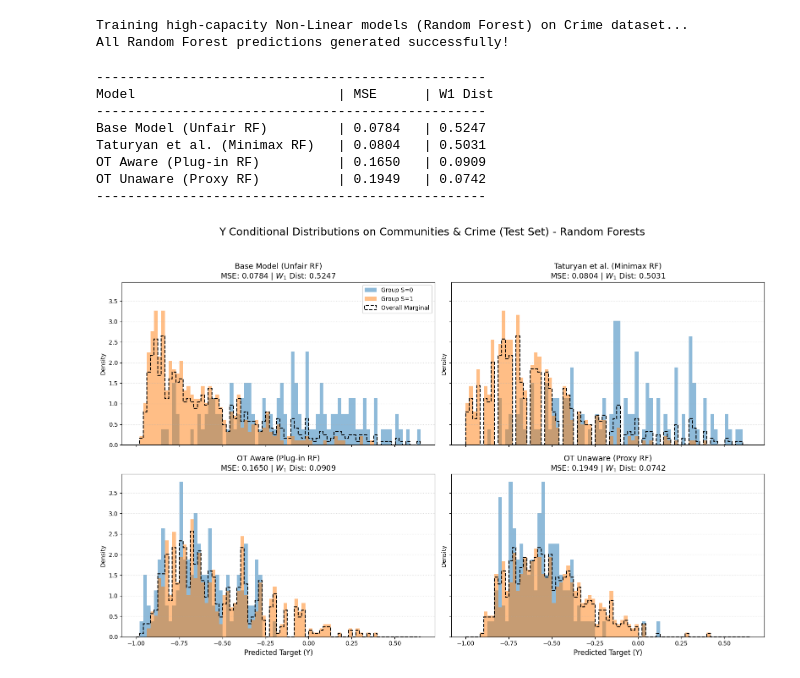
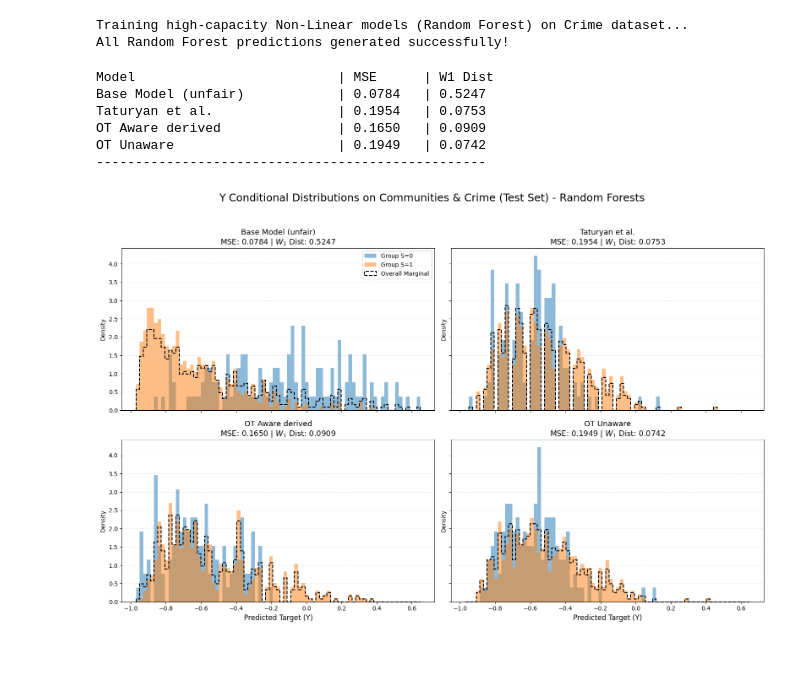
Before and after one commit to AugustinBouquillard/demographic-parity, a Jupyter notebook: real_world_data_visualisation.ipynb, the cells around one changed output. Saved outputs shown, nothing was run; the diff lists cells and outputs as text; code cells hidden in the pictures.

```diff
--- a/real_world_data_visualisation.ipynb
+++ b/real_world_data_visualisation.ipynb
@@ -615,7 +615,7 @@ proxy_classifier_c.fit(X_train_arr_c, S_train_arr_c)
 
 unique_groups_c = np.unique(S_train_arr_c)
 p_val_c = [np.mean(S_train_arr_c == s) for s in unique_groups_c]
-eps_val_c = [0.01 for _ in unique_groups_c]
+eps_val_c = [0.0001 for _ in unique_groups_c]
 
 fair_reg_taturyan_c = FairReg(
     base_method=base_rf_c,          # FIXED: Pass the ALREADY FITTED base model!
@@ -624,7 +624,7 @@ fair_reg_taturyan_c = FairReg(
     K=len(unique_groups_c),
     p=p_val_c,
     eps=eps_val_c,
-    T=1000
+    T=100000
 )
 fair_reg_taturyan_c.fit(X_train_arr_c)
 y_pred_tat_c = fair_reg_taturyan_c.predict(X_test_arr_c).flatten()
@@ -660,16 +660,14 @@ g1_c, g2_c = groups_c[0], groups_c[1]
 
 # --- Setup Data Dictionary ---
 model_results_c = {
-    "Base Model (Unfair RF)": y_pred_base_c,
-    "Taturyan et al. (Minimax RF)": y_pred_tat_c,
-    "OT Aware (Plug-in RF)": y_pred_aware_c,
-    "OT Unaware (Proxy RF)": y_pred_unaware_c
+    "Base Model (unfair)": y_pred_base_c,
+    "Taturyan et al.": y_pred_tat_c,
+    "OT Aware derived": y_pred_aware_c,
+    "OT Unaware": y_pred_unaware_c
 }
 
-# --- Calculate Metrics ---
-print("-" * 50)
+
 print(f"{'Model':<30} | {'MSE':<8} | {'W1 Dist':<10}")
-print("-" * 50)
 
 metrics_c = {}
 for name, preds in model_results_c.items():
@@ -697,38 +695,36 @@ for idx, (name, preds) in enumerate(model_results_c.items()):
     ax = axes[idx]
 
     mse = metrics_c[name]["mse"]
     w1 = metrics_c[name]["w1"]
 
     # 1. Distributions for each group
     ax.hist(preds[S_test_arr_c == g1_c], bins=shared_bins_c, density=True, alpha=0.5,
             color=c1, label=f'Group S={g1_c}')
     ax.hist(preds[S_test_arr_c == g2_c], bins=shared_bins_c, density=True, alpha=0.5,
             color=c2, label=f'Group S={g2_c}')
 
     # 2. Barycenter Outline
     ax.hist(preds, bins=shared_bins_c, density=True, histtype='step',
             linewidth=1.5, color='black', linestyle='--', label='Overall Marginal')
 
     ax.set_title(f"{name}\nMSE: {mse:.4f} | $W_1$ Dist: {w1:.4f}", fontsize=13)
     ax.set_ylabel("Density")
     ax.grid(axis='y', linestyle=':', alpha=0.5)
 
     if idx == 0:
         ax.legend(loc='upper right')
 
 for ax in axes[-2:]:
     ax.set_xlabel("Predicted Target (Y)", fontsize=12)
 
 plt.suptitle("Y Conditional Distributions on Communities & Crime (Test Set) - Random Forests", fontsize=18, y=1.03)
 plt.tight_layout()
 plt.show()
 # %% [output]
+Model                          | MSE      | W1 Dist
+Base Model (unfair)            | 0.0784   | 0.5247
+Taturyan et al.                | 0.1954   | 0.0753
+OT Aware derived               | 0.1650   | 0.0909
+OT Unaware                     | 0.1949   | 0.0742
 --------------------------------------------------
-Model                          | MSE      | W1 Dist
---------------------------------------------------
-Base Model (Unfair RF)         | 0.0784   | 0.5247
-Taturyan et al. (Minimax RF)   | 0.0804   | 0.5031
-OT Aware (Plug-in RF)          | 0.1650   | 0.0909
-OT Unaware (Proxy RF)          | 0.1949   | 0.0742
---------------------------------------------------
-[figure, old version]
+[figure, new version]
```
Also changed, not shown: parts of 1 cell of this notebook.
